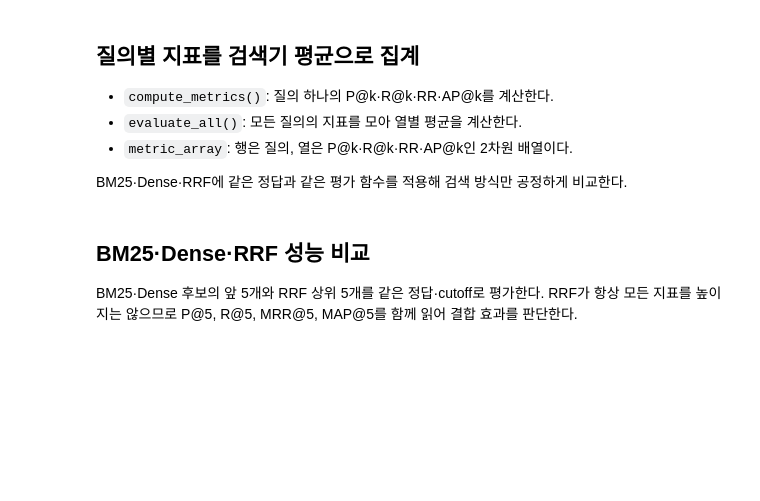
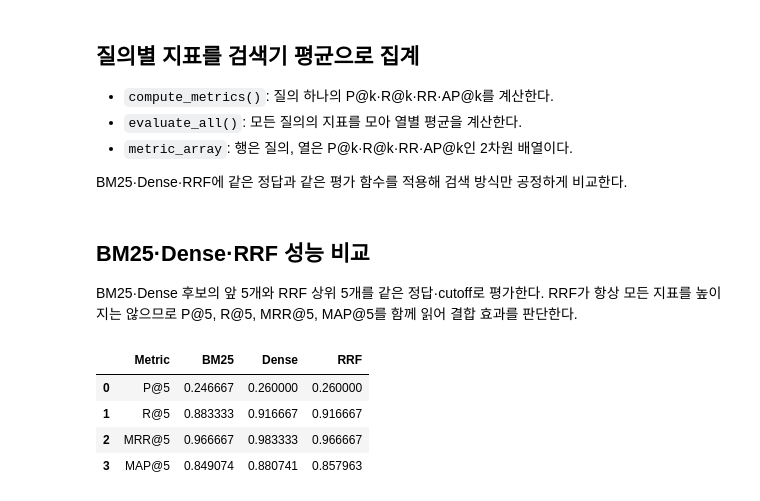
Before and after one commit to skn-family-ai-studybank/09_llm, a Jupyter notebook: 07_advanced_rag/01_retrieval_optimization/03_rrf.ipynb, the cells around one changed output. Drawn from its saved outputs; the diff is of its cells as text; code cells hidden in the pictures; blank space fills up the shorter version.

```diff
--- a/07_advanced_rag/01_retrieval_optimization/03_rrf.ipynb
+++ b/07_advanced_rag/01_retrieval_optimization/03_rrf.ipynb
@@ -306,6 +491,24 @@ RR은 첫 관련 문서의 순위 역수이며 첫 문서가 정답이면 1.0,
 ## Average Precision@k 계산
 
 AP@k는 상위 k개에서 관련 문서를 만날 때의 Precision을 평균해 여러 정답이 앞에 배치됐는지 측정한다. 모든 질의의 AP@k 평균이 MAP@k이다.
+# %%
+def average_precision_at_k(
+    predicted_ids: list[str],
+    relevant_by_id: dict[str, int],
+    k: int = 5,
+) -> float:
+    precision_sum = 0.0
+    relevant_seen = 0
+
+    # 1. 상위 k개를 순서대로 보며 관련 문서가 나온 위치에서만 Precision을 누적한다.
+    for rank, doc_id in enumerate(predicted_ids[:k], start=1):
+        if doc_id in relevant_by_id:
+            relevant_seen += 1
+            precision_sum += relevant_seen / rank
+
+    # 2. k 안에서 찾을 수 있는 최대 관련 문서 수를 분모로 사용한다.
+    denominator = min(len(relevant_by_id), k)
+    return precision_sum / denominator if denominator else 0.0
 # %% [markdown]
 ## 질의별 지표를 검색기 평균으로 집계
 
@@ -320,3 +567,50 @@ import numpy as np
 ## BM25·Dense·RRF 성능 비교
 
 BM25·Dense 후보의 앞 5개와 RRF 상위 5개를 같은 정답·cutoff로 평가한다. RRF가 항상 모든 지표를 높이지는 않으므로 P@5, R@5, MRR@5, MAP@5를 함께 읽어 결합 효과를 판단한다.
+# %%
+# 1. BM25와 Dense도 RRF처럼 상위 5개만 평가하도록 cutoff를 통일한다.
+bm25_results = {
+    query_id: doc_ids[:5]
+    for query_id, doc_ids in bm25_candidates.items()
+}
+dense_results = {
+    query_id: doc_ids[:5]
+    for query_id, doc_ids in dense_candidates.items()
+}
+
+# 2. 세 방법에 같은 queries_df와 k=5를 전달해 평균 지표를 계산한다.
+bm25_metrics = evaluate_all(bm25_results, queries_df, k=5)
+dense_metrics = evaluate_all(dense_results, queries_df, k=5)
+rrf_metrics = evaluate_all(rrf_results, queries_df, k=5)
+
+# 3. DataFrame의 행은 지표, 열은 검색 방식이 되도록 구성한다.
+metrics_df = pd.DataFrame(
+    {
+        "Metric": ["P@5", "R@5", "MRR@5", "MAP@5"],
+        "BM25": [
+            bm25_metrics["P@k"],
+            bm25_metrics["R@k"],
+            bm25_metrics["MRR@k"],
+            bm25_metrics["MAP@k"],
+        ],
+        "Dense": [
+            dense_metrics["P@k"],
+            dense_metrics["R@k"],
+            dense_metrics["MRR@k"],
+            dense_metrics["MAP@k"],
+        ],
+        "RRF": [
+            rrf_metrics["P@k"],
+            rrf_metrics["R@k"],
+            rrf_metrics["MRR@k"],
+            rrf_metrics["MAP@k"],
+        ],
+    }
+)
+metrics_df
+# %% [output]
+|  | Metric | BM25 | Dense | RRF |
+| 0 | P@5 | 0.246667 | 0.260000 | 0.260000 |
+| 1 | R@5 | 0.883333 | 0.916667 | 0.916667 |
+| 2 | MRR@5 | 0.966667 | 0.983333 | 0.966667 |
+| 3 | MAP@5 | 0.849074 | 0.880741 | 0.857963 |
```
Also changed, not shown: parts of 11 cells of this notebook.
